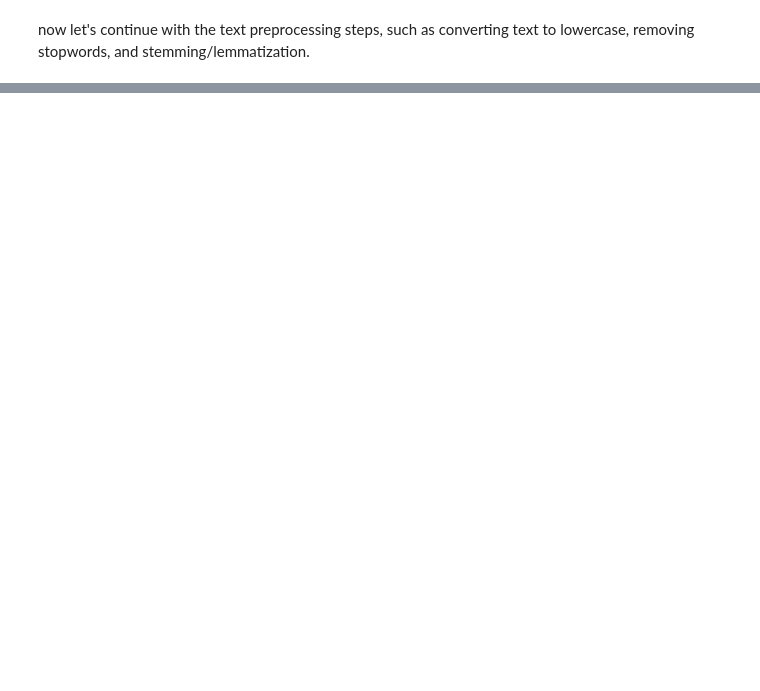
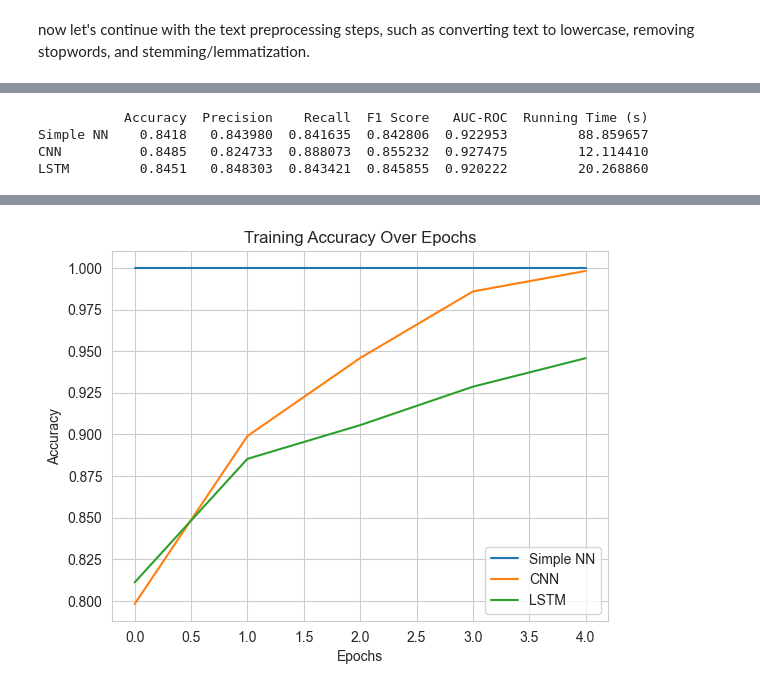
Before and after one commit to EniolaAdemola/sentiment-analysis, a Jupyter notebook: app/sentiment.ipynb, the cells around one changed output, grey strips where cells are left out. Drawn from its saved outputs; the diff is of its cells as text; code cells hidden in the pictures; blank space fills up the shorter version.

```diff
--- a/app/sentiment.ipynb
+++ b/app/sentiment.ipynb
@@ -263,0 +492,24 @@ WARNING:tensorflow:From c:\Users\DAVEWORLD\anaconda3\envs\cvd\Lib\site-packages\
+# %%
+results_df = pd.DataFrame(results).T
+print(results_df)
+# %% [output]
+           Accuracy  Precision    Recall  F1 Score   AUC-ROC  Running Time (s)
+Simple NN    0.8418   0.843980  0.841635  0.842806  0.922953         88.859657
+CNN          0.8485   0.824733  0.888073  0.855232  0.927475         12.114410
+LSTM         0.8451   0.848303  0.843421  0.845855  0.920222         20.268860
+# %%
+import matplotlib.pyplot as plt
+
+# Assuming history objects from model training are available
+history = model.fit(X_train_padded, y_train, epochs=5, batch_size=64, validation_data=(X_test_padded, y_test))
+
+# Plot training accuracy
+plt.plot(history.history['accuracy'], label='Simple NN')
+plt.plot(history_cnn.history['accuracy'], label='CNN')
+plt.plot(history_lstm.history['accuracy'], label='LSTM')
+plt.title('Training Accuracy Over Epochs')
+plt.xlabel('Epochs')
+plt.ylabel('Accuracy')
+plt.legend()
+plt.show()
+# %% [output]
@@ -263,0 +526 @@ WARNING:tensorflow:From c:\Users\DAVEWORLD\anaconda3\envs\cvd\Lib\site-packages\
+[figure, added]
```
Also changed, not shown: parts of 42 cells of this notebook.
